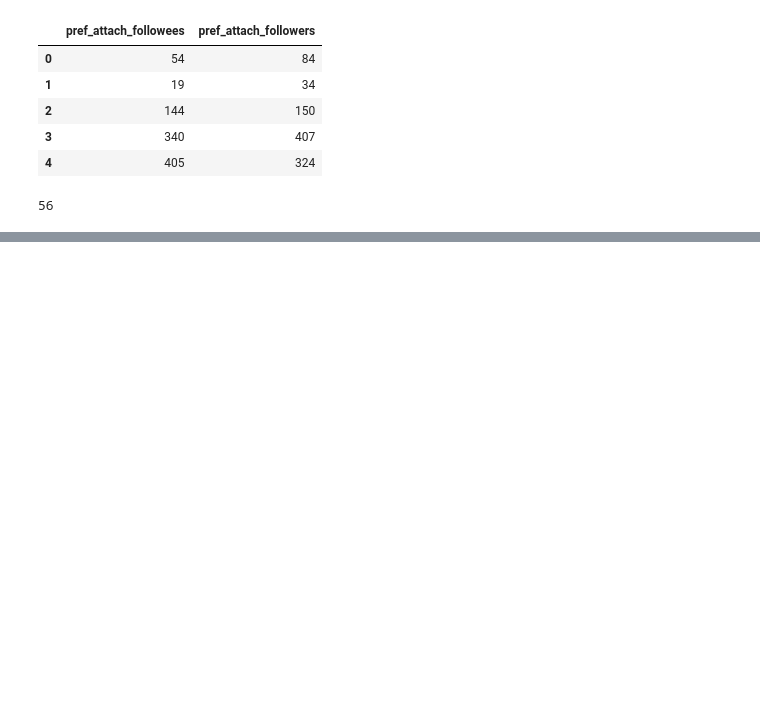
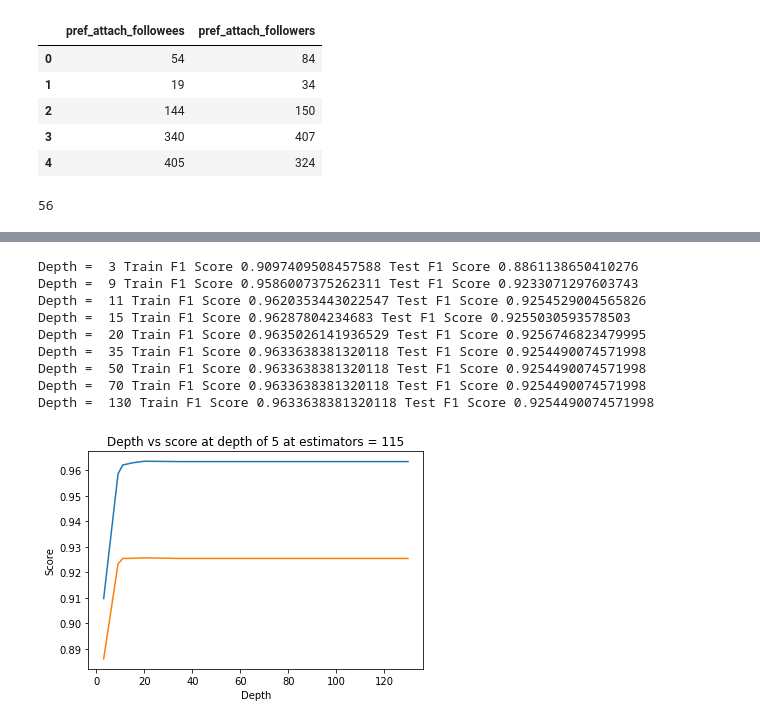
Before and after one commit to saugatapaul1010/Social-Network-Graph-Link-Prediction, a Jupyter notebook: FB_Feature_Engineering.ipynb, the cells around one changed output, grey strips where cells are left out. Saved outputs shown, nothing was run; the diff lists cells and outputs as text; code cells hidden in the pictures; blank space fills up the shorter version.

```diff
--- a/FB_Feature_Engineering.ipynb
+++ b/FB_Feature_Engineering.ipynb
@@ -148,0 +292,34 @@ https://storage.googleapis.com/kaggle-forum-message-attachments/2594/supervised_
+# %%
+#Tune the depth
+depths = [3,9,11,15,20,35,50,70,130]
+train_scores = []
+test_scores = []
+for i in depths:
+    clf = RandomForestClassifier(bootstrap=True, class_weight=None, criterion='gini',
+            max_depth=i, max_features='auto', max_leaf_nodes=None,
+            min_impurity_decrease=0.0, min_impurity_split=None,
+            min_samples_leaf=52, min_samples_split=120,
+            min_weight_fraction_leaf=0.0, n_estimators=115, n_jobs=-1,random_state=25,verbose=0,warm_start=False)
+    clf.fit(df_final_train,y_train)
+    train_sc = f1_score(y_train,clf.predict(df_final_train))
+    test_sc = f1_score(y_test,clf.predict(df_final_test))
+    test_scores.append(test_sc)
+    train_scores.append(train_sc)
+    print('Depth = ',i,'Train F1 Score',train_sc,'Test F1 Score',test_sc)
+plt.plot(depths,train_scores,label='Train Score')
+plt.plot(depths,test_scores,label='Test Score')
+plt.xlabel('Depth')
+plt.ylabel('Score')
+plt.title('Depth vs score at depth of 5 at estimators = 115')
+plt.show()
+# %% [output]
+Depth =  3 Train F1 Score 0.9097409508457588 Test F1 Score 0.8861138650410276
+Depth =  9 Train F1 Score 0.9586007375262311 Test F1 Score 0.9233071297603743
+Depth =  11 Train F1 Score 0.9620353443022547 Test F1 Score 0.9254529004565826
+Depth =  15 Train F1 Score 0.96287804234683 Test F1 Score 0.9255030593578503
+Depth =  20 Train F1 Score 0.9635026141936529 Test F1 Score 0.9256746823479995
+Depth =  35 Train F1 Score 0.9633638381320118 Test F1 Score 0.9254490074571998
+Depth =  50 Train F1 Score 0.9633638381320118 Test F1 Score 0.9254490074571998
+Depth =  70 Train F1 Score 0.9633638381320118 Test F1 Score 0.9254490074571998
+Depth =  130 Train F1 Score 0.9633638381320118 Test F1 Score 0.9254490074571998
+[figure, added]
```
Also changed, not shown: parts of 26 cells of this notebook.
